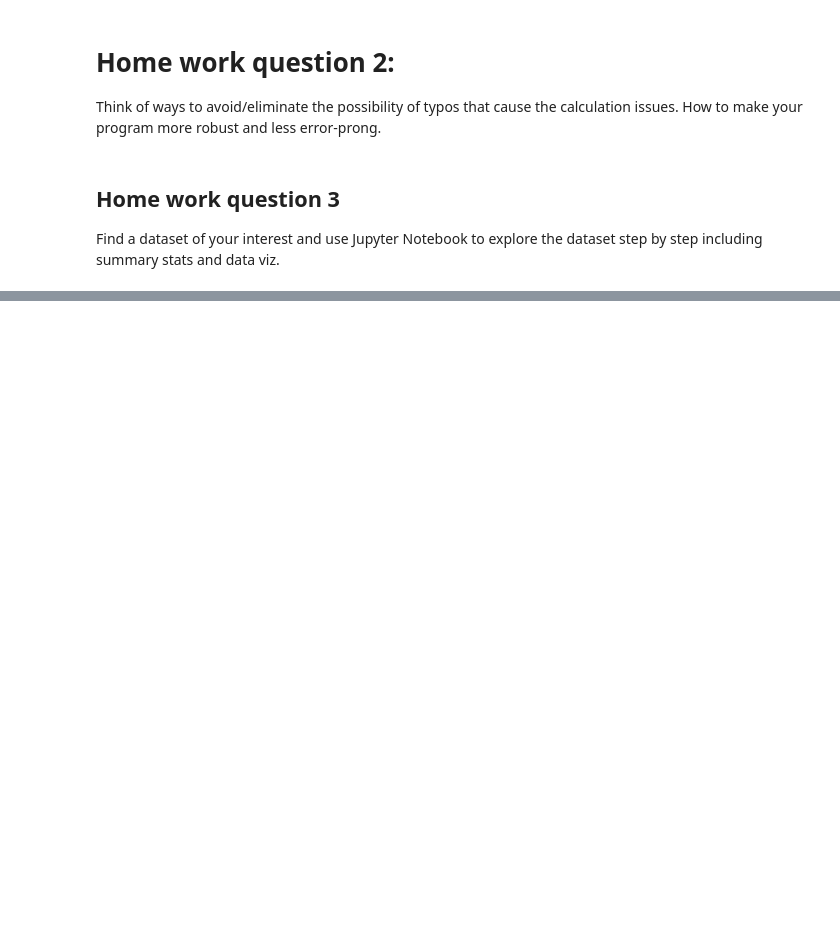
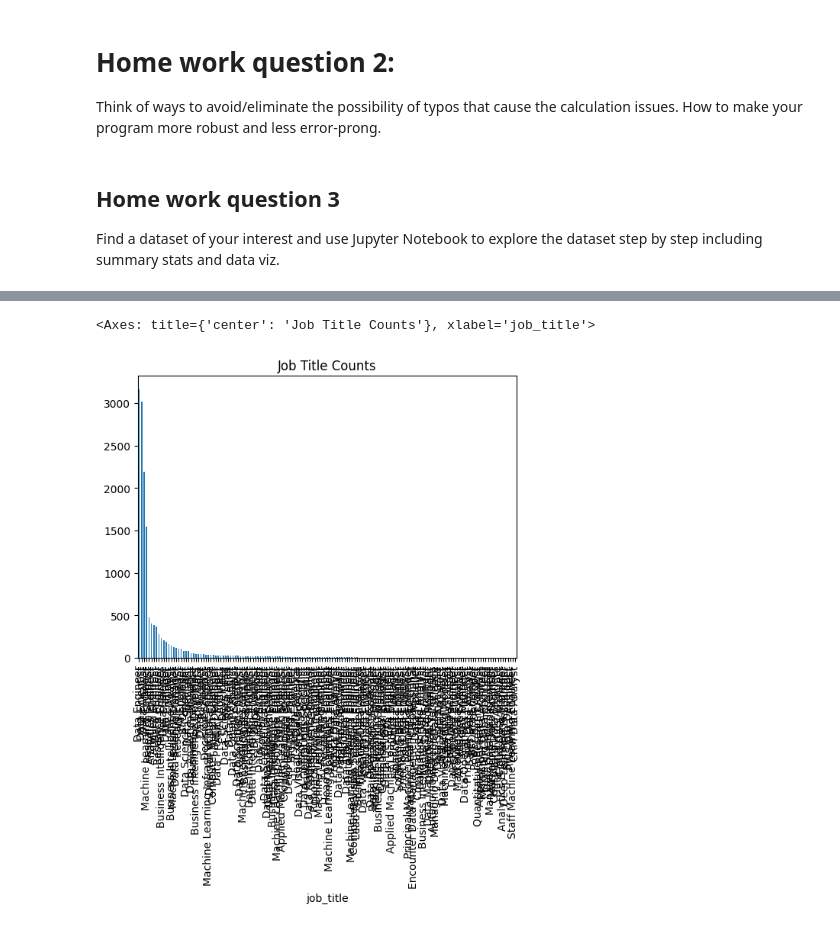
Before and after one commit to mineozcan/UMBC-DATA609-FALL24-WANG, a Jupyter notebook: Assignments/Assignment_8.ipynb, the cells around one changed output, grey strips where cells are left out. Cells and saved outputs as stored; diff of their text form; code cells hidden in the pictures; blank space fills up the shorter version.

```diff
--- a/Assignments/Assignment_8.ipynb
+++ b/Assignments/Assignment_8.ipynb
@@ -731,0 +827,6 @@ Find a dataset of your interest and use Jupyter Notebook to explore the dataset
+# %%
+# Bar plot for job title counts
+df['job_title'].value_counts().plot(kind='bar', title='Job Title Counts')
+# %% [output]
+<Axes: title={'center': 'Job Title Counts'}, xlabel='job_title'>
+[figure, added]
```
Also changed, not shown: parts of 9 cells of this notebook.
